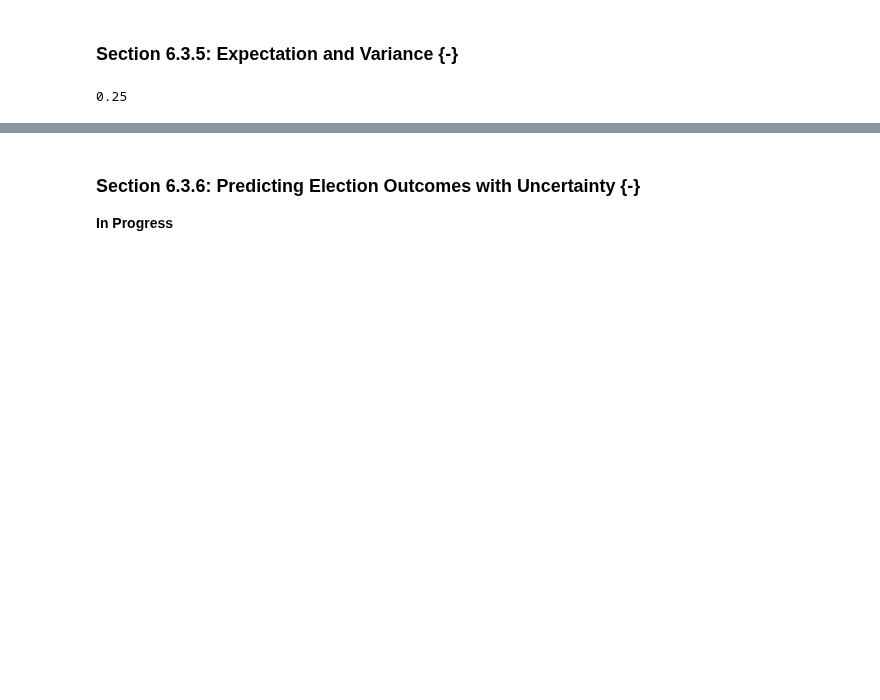
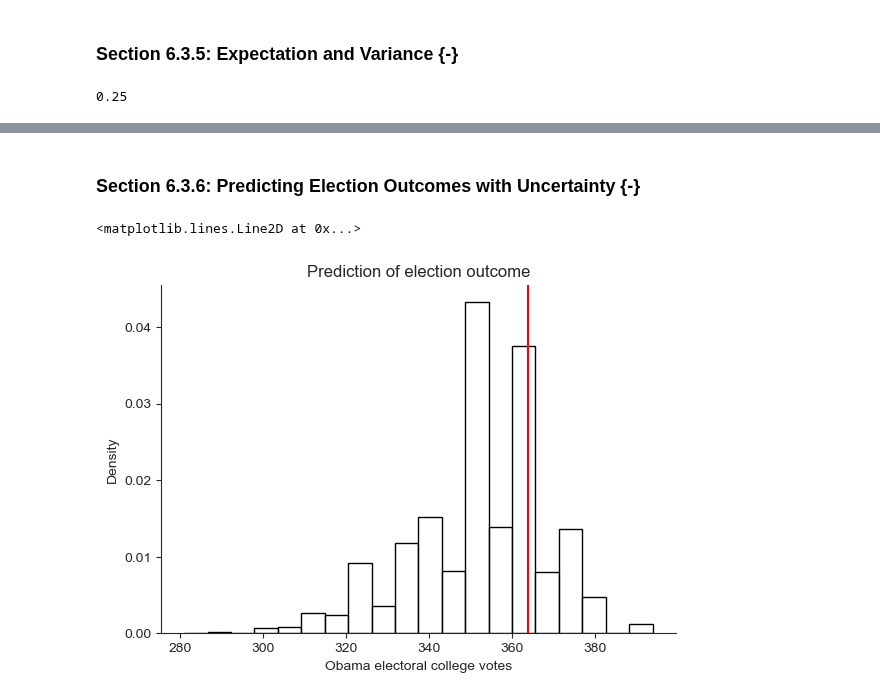
Before and after one commit to jeffallen13/qsspy, a Jupyter notebook: PROBABILITY/probability-py.ipynb, the cells around one changed output, grey strips where cells are left out. Saved outputs shown, nothing was run; the diff lists cells and outputs as text; code cells hidden in the pictures; blank space fills up the shorter version.

```diff
--- a/PROBABILITY/probability-py.ipynb
+++ b/PROBABILITY/probability-py.ipynb
@@ -787,4 +787,29 @@ y.var(ddof=1)
 # %% [markdown]
 ### Section 6.3.6: Predicting Election Outcomes with Uncertainty {-}
-
-**In Progress**
+# %%
+# two party vote share
+pres08['p'] = pres08['Obama'] / (pres08['Obama'] + pres08['McCain'])
+
+n_states = pres08.shape[0]
+n = 1000
+sims = 10000
+
+# Obama's electoral votes
+Obama_ev = np.zeros(sims)
+
+for i in range(sims):
+    # samples number of votes for Obama in each state
+    draws = stats.binom.rvs(1000, p=pres08.p, size=n_states)
+    # sums state's electoral college votes if Obama wins the majority
+    Obama_ev[i] = pres08.EV[draws > n/2].sum()
+# %%
+sns.displot(
+    Obama_ev, stat='density', color='white', edgecolor='black',
+    height=4, aspect=1.5, bins=20,
+).set(title='Prediction of election outcome',
+      xlabel='Obama electoral college votes')
+
+plt.axvline(364, color='red') # actual result
+# %% [output]
+<matplotlib.lines.Line2D at 0x...>
+[figure, added]
```
Also changed, not shown: parts of 21 cells of this notebook, 2 other files.
